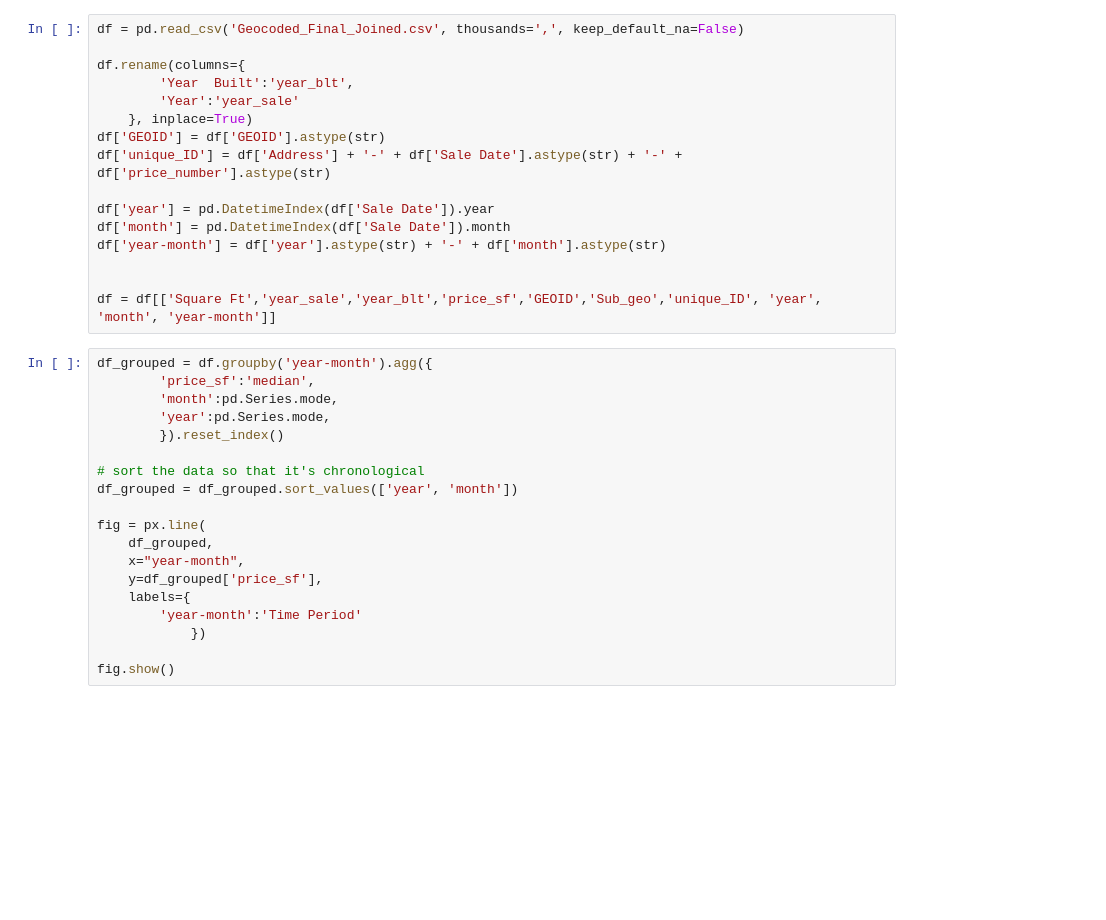
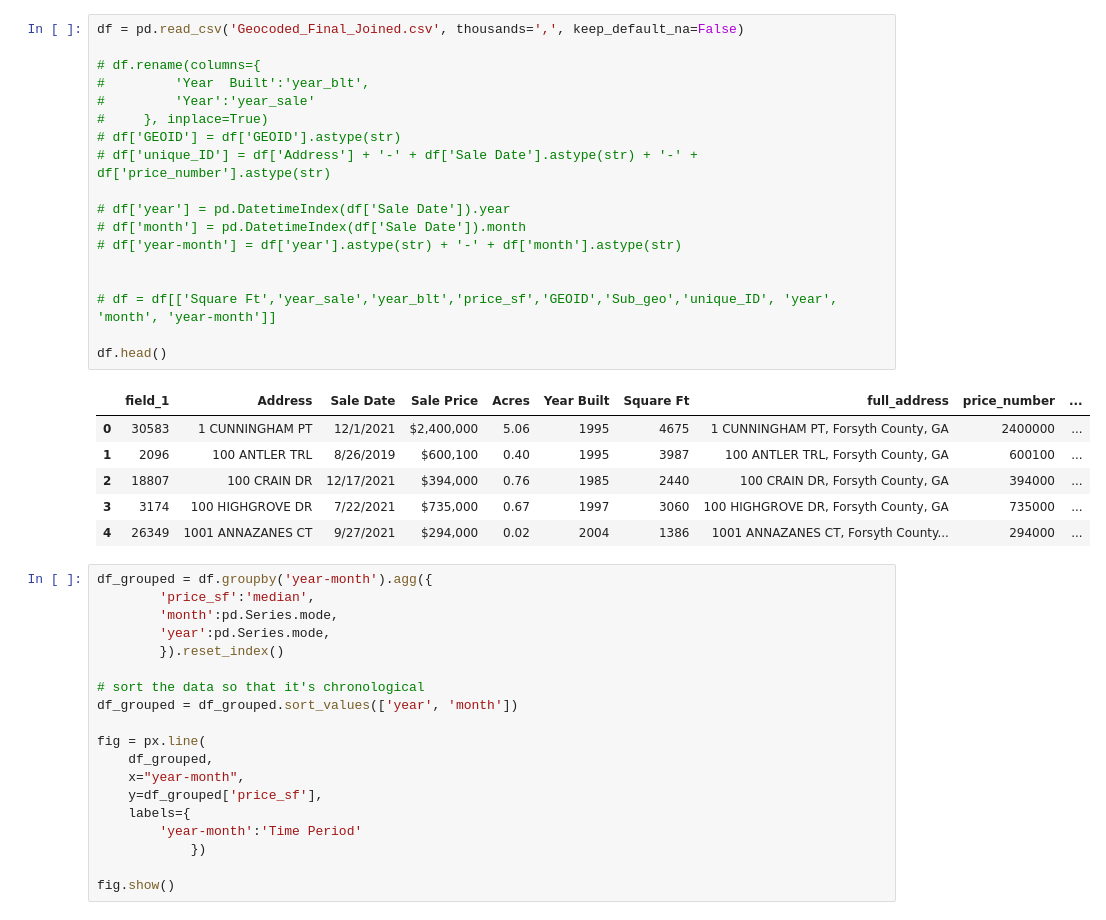
Before and after one commit to arc-research-analytics/forsyth_housing_dashboard_v2, a Jupyter notebook: DataEngineering.ipynb, the cells around one changed output. Saved outputs shown, nothing was run; the diff lists cells and outputs as text; blank space fills up the shorter version.

```diff
--- a/DataEngineering.ipynb
+++ b/DataEngineering.ipynb
@@ -4,19 +17,28 @@ import plotly.express as px
 # %%
 df = pd.read_csv('Geocoded_Final_Joined.csv', thousands=',', keep_default_na=False)
 
-df.rename(columns={
-        'Year  Built':'year_blt',
-        'Year':'year_sale'
-    }, inplace=True)
-df['GEOID'] = df['GEOID'].astype(str)
-df['unique_ID'] = df['Address'] + '-' + df['Sale Date'].astype(str) + '-' + df['price_number'].astype(str)
+# df.rename(columns={
+#         'Year  Built':'year_blt',
+#         'Year':'year_sale'
+#     }, inplace=True)
+# df['GEOID'] = df['GEOID'].astype(str)
+# df['unique_ID'] = df['Address'] + '-' + df['Sale Date'].astype(str) + '-' + df['price_number'].astype(str)
 
-df['year'] = pd.DatetimeIndex(df['Sale Date']).year
-df['month'] = pd.DatetimeIndex(df['Sale Date']).month
-df['year-month'] = df['year'].astype(str) + '-' + df['month'].astype(str)
+# df['year'] = pd.DatetimeIndex(df['Sale Date']).year
+# df['month'] = pd.DatetimeIndex(df['Sale Date']).month
+# df['year-month'] = df['year'].astype(str) + '-' + df['month'].astype(str)
 
 
-df = df[['Square Ft','year_sale','year_blt','price_sf','GEOID','Sub_geo','unique_ID', 'year', 'month', 'year-month']]
+# df = df[['Square Ft','year_sale','year_blt','price_sf','GEOID','Sub_geo','unique_ID', 'year', 'month', 'year-month']]
+
+df.head()
+# %% [output]
+|  | field_1 | Address | Sale Date | Sale Price | Acres | Year Built | Square Ft | full_address | price_number | ... |
+| 0 | 30583 | 1 CUNNINGHAM PT | 12/1/2021 | $2,400,000 | 5.06 | 1995 | 4675 | 1 CUNNINGHAM PT, Forsyth County, GA | 2400000 | ... |
+| 1 | 2096 | 100 ANTLER TRL | 8/26/2019 | $600,100 | 0.40 | 1995 | 3987 | 100 ANTLER TRL, Forsyth County, GA | 600100 | ... |
+| 2 | 18807 | 100 CRAIN DR | 12/17/2021 | $394,000 | 0.76 | 1985 | 2440 | 100 CRAIN DR, Forsyth County, GA | 394000 | ... |
+| 3 | 3174 | 100 HIGHGROVE DR | 7/22/2021 | $735,000 | 0.67 | 1997 | 3060 | 100 HIGHGROVE DR, Forsyth County, GA | 735000 | ... |
+| 4 | 26349 | 1001 ANNAZANES CT | 9/27/2021 | $294,000 | 0.02 | 2004 | 1386 | 1001 ANNAZANES CT, Forsyth County... | 294000 | ... |
 # %%
 df_grouped = df.groupby('year-month').agg({
         'price_sf':'median',
```
Also changed, not shown: parts of 2 cells of this notebook, 9 other files.
